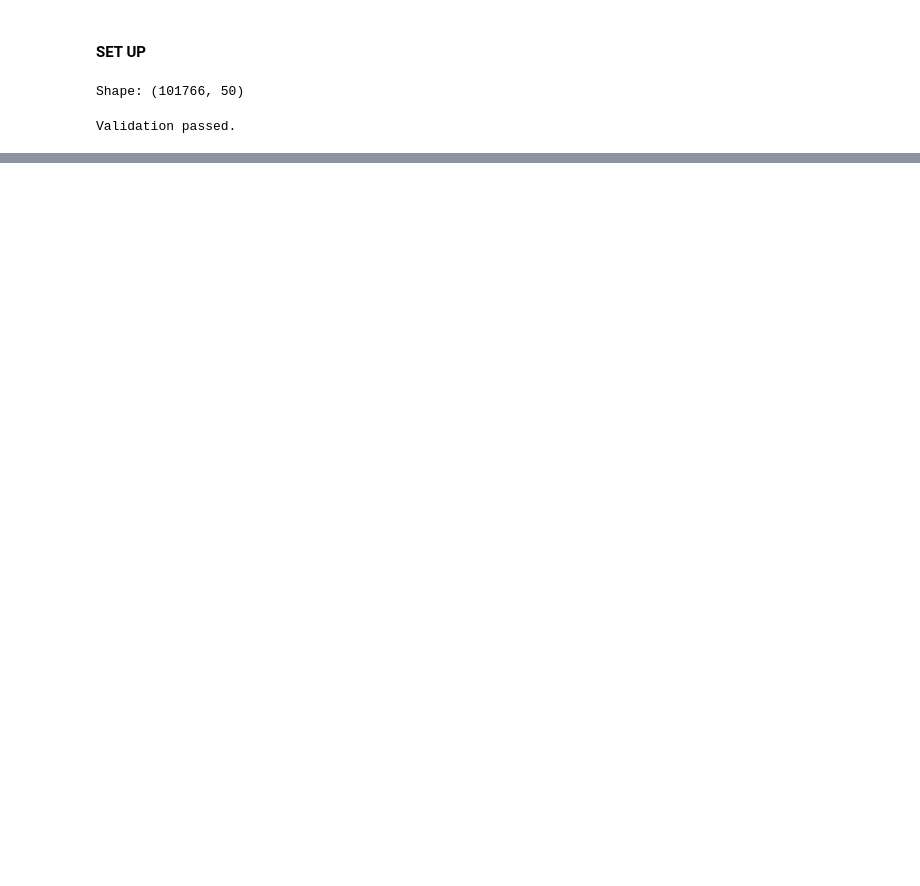
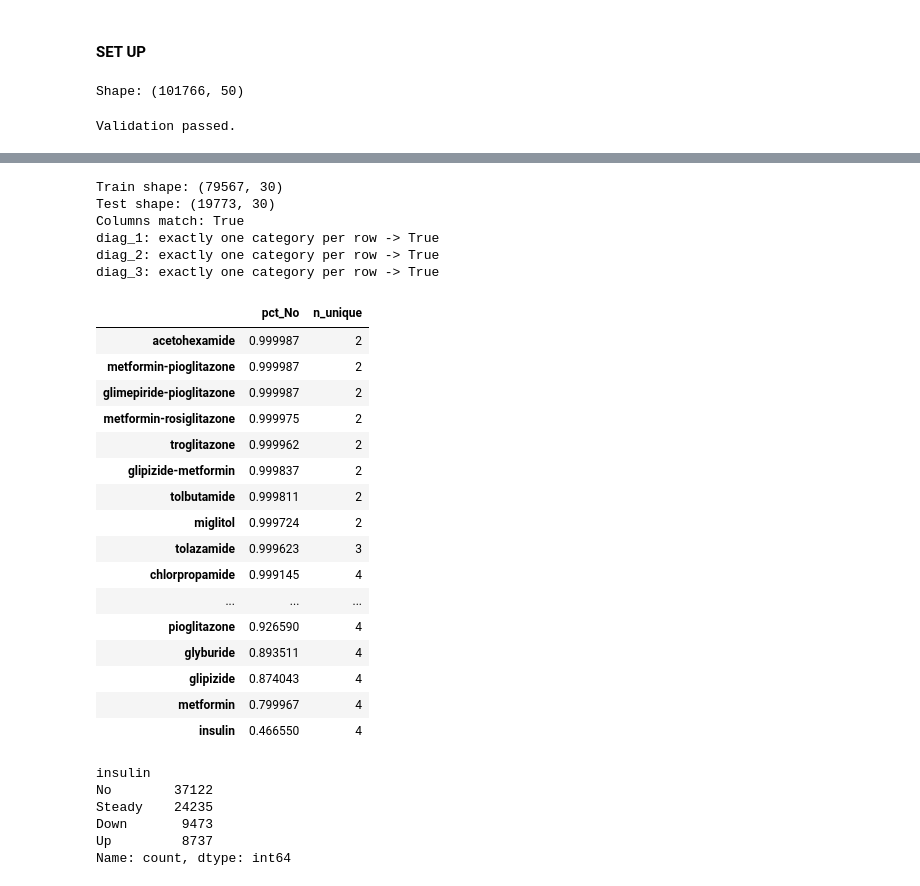
Before and after one commit to meenakshi-manupriya/readmission-poc, a Jupyter notebook: notebooks/01_data_audit.ipynb, the cells around one changed output, grey strips where cells are left out. Saved outputs shown, nothing was run; the diff lists cells and outputs as text; code cells hidden in the pictures; blank space fills up the shorter version.

Commit message:
clean data & build model 28/10

```diff
--- a/notebooks/01_data_audit.ipynb
+++ b/notebooks/01_data_audit.ipynb
@@ -51,13 +51,13 @@ Train patients: 55992
 Test patients: 13998
 Patient overlap between train/test: 0
 # %%
-from src.data.splitting import split_by_patient
+#from src.data.splitting import split_by_patient
 
-train_df, test_df = split_by_patient(df_audited)
+#train_df, test_df = split_by_patient(df_audited)
 
-PROCESSED_DIR = Path("../data/processed")
-train_df.to_csv(PROCESSED_DIR / "train.csv", index=False)
-test_df.to_csv(PROCESSED_DIR / "test.csv", index=False)
+#PROCESSED_DIR = Path("../data/processed")
+#train_df.to_csv(PROCESSED_DIR / "train.csv", index=False)
+#test_df.to_csv(PROCESSED_DIR / "test.csv", index=False)
 
-print(f"Saved train.csv: {train_df.shape}")
-print(f"Saved test.csv:  {test_df.shape}")
+#print(f"Saved train.csv: {train_df.shape}")
+#print(f"Saved test.csv:  {test_df.shape}")
@@ -146,0 +197,62 @@ Columns only in test: set()
+# %%
+from src.features.diagnoses import build_diagnosis_features
+
+train_diag = build_diagnosis_features(train_df)
+test_diag = build_diagnosis_features(test_df)
+
+print("Train shape:", train_diag.shape)
+print("Test shape:", test_diag.shape)
+print("Columns match:", list(train_diag.columns) == list(test_diag.columns))
+
+for slot in ["diag_1", "diag_2", "diag_3"]:
+    one_per_row = train_diag.filter(like=f"{slot}_").sum(axis=1).eq(1).all()
+    print(f"{slot}: exactly one category per row ->", one_per_row)
+# %% [output]
+Train shape: (79567, 30)
+Test shape: (19773, 30)
+Columns match: True
+diag_1: exactly one category per row -> True
+diag_2: exactly one category per row -> True
+diag_3: exactly one category per row -> True
+# %%
+drug_cols = [
+    "metformin", "repaglinide", "nateglinide", "chlorpropamide", "glimepiride",
+    "acetohexamide", "glipizide", "glyburide", "tolbutamide", "pioglitazone",
+    "rosiglitazone", "acarbose", "miglitol", "troglitazone", "tolazamide",
+    "insulin", "glyburide-metformin", "glipizide-metformin",
+    "glimepiride-pioglitazone", "metformin-rosiglitazone", "metformin-pioglitazone",
+]
+
+summary = pd.DataFrame({
+    "pct_No": (train_df[drug_cols] == "No").mean(),
+    "n_unique": train_df[drug_cols].nunique(),
+}).sort_values("pct_No", ascending=False)
+
+summary
+# %% [output]
+|  | pct_No | n_unique |
+| acetohexamide | 0.999987 | 2 |
+| metformin-pioglitazone | 0.999987 | 2 |
+| glimepiride-pioglitazone | 0.999987 | 2 |
+| metformin-rosiglitazone | 0.999975 | 2 |
+| troglitazone | 0.999962 | 2 |
+| glipizide-metformin | 0.999837 | 2 |
+| tolbutamide | 0.999811 | 2 |
+| miglitol | 0.999724 | 2 |
+| tolazamide | 0.999623 | 3 |
+| chlorpropamide | 0.999145 | 4 |
+| ... | ... | ... |
+| pioglitazone | 0.926590 | 4 |
+| glyburide | 0.893511 | 4 |
+| glipizide | 0.874043 | 4 |
+| metformin | 0.799967 | 4 |
+| insulin | 0.466550 | 4 |
+# %%
+train_df["insulin"].value_counts()
+# %% [output]
+insulin
+No        37122
+Steady    24235
+Down       9473
+Up         8737
+Name: count, dtype: int64
```
Also changed, not shown: parts of 20 cells of this notebook, 36 other files.
